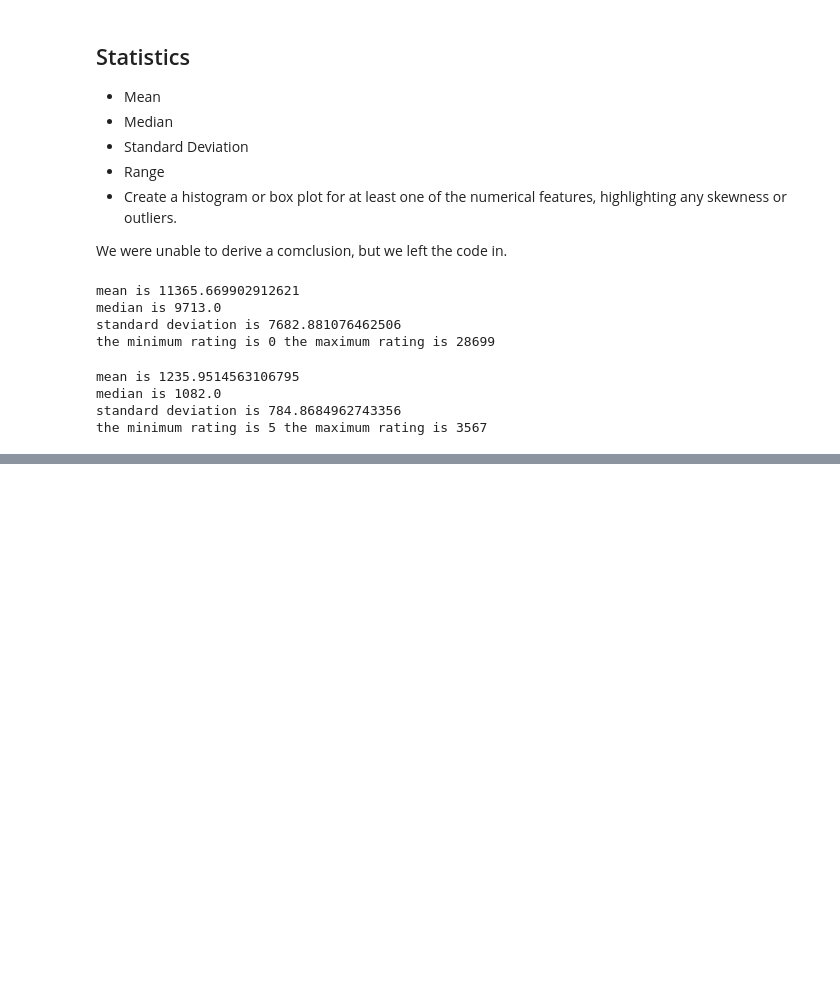
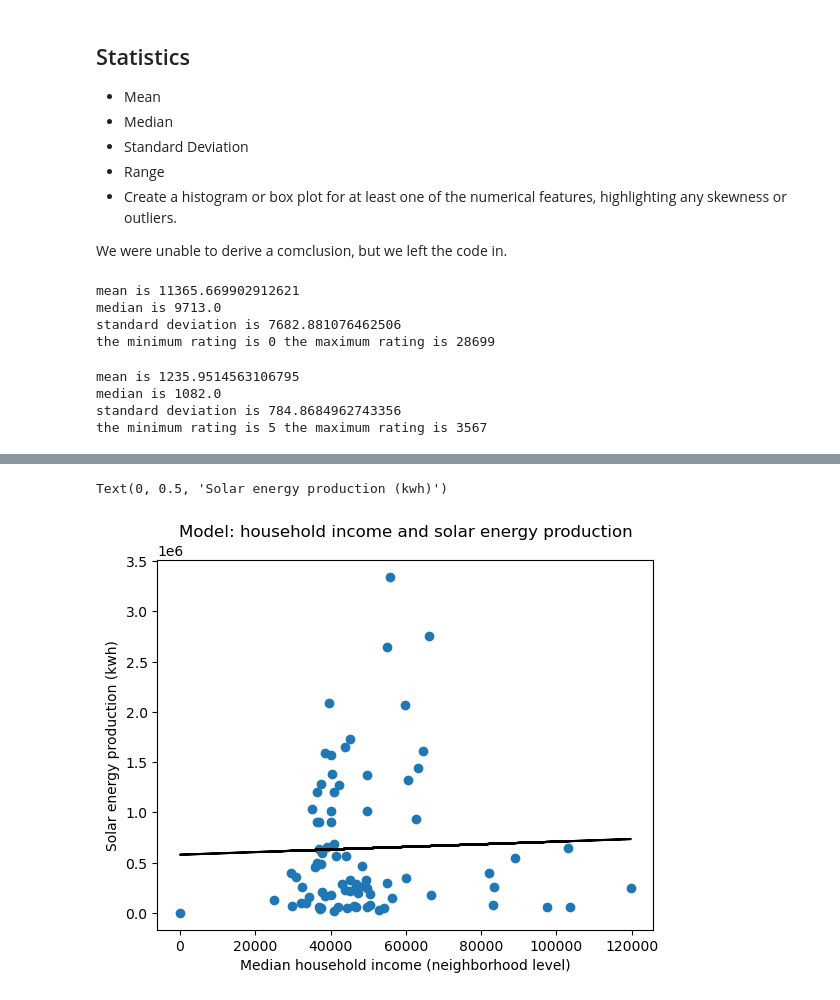
Before and after one commit to AsalMrd/AsalMrd.github.io, a Jupyter notebook: Hackathon.ipynb, the cells around one changed output, grey strips where cells are left out. Cells and saved outputs as stored; diff of their text form; code cells hidden in the pictures; blank space fills up the shorter version.

```diff
--- a/Hackathon.ipynb
+++ b/Hackathon.ipynb
@@ -194,0 +261,12 @@ sns.displot(hd['Mean disposable household income'], aspect=2)
+# %%
+prediction = model_income.predict(x_train_income)
+#Plotting the predicted line
+plt.plot(x_train_income['Mean disposable household income'],prediction, color='k', label="Prediction")
+#Scatterplot of test data
+plt.scatter(x_train_income, y_train, label="Test Data")
+plt.title("Model: household income and solar energy production")
+plt.xlabel('Median household income (neighborhood level)')
+plt.ylabel('Solar energy production (kwh)')
+# %% [output]
+Text(0, 0.5, 'Solar energy production (kwh)')
+[figure, added]
```
Also changed, not shown: parts of 15 cells of this notebook.
